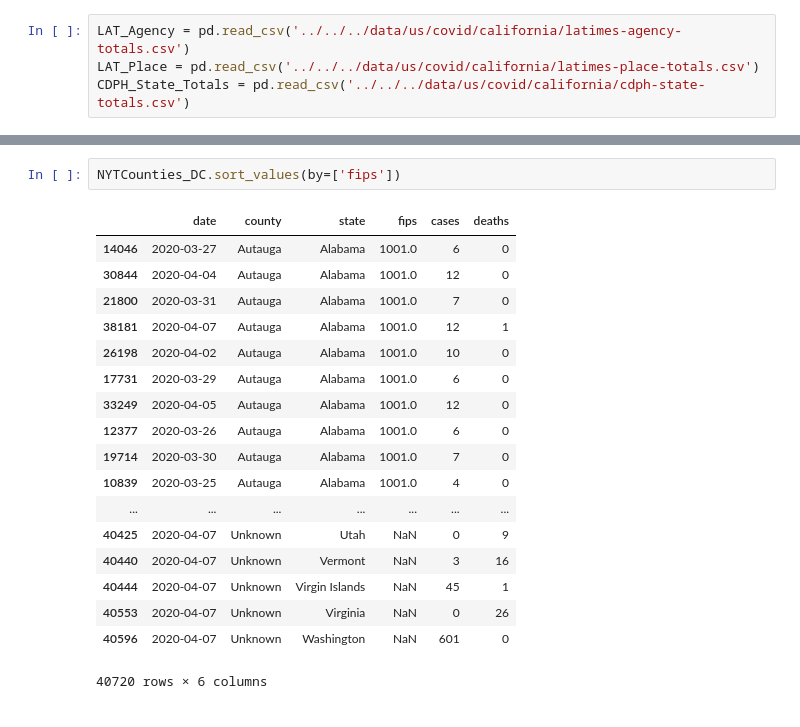
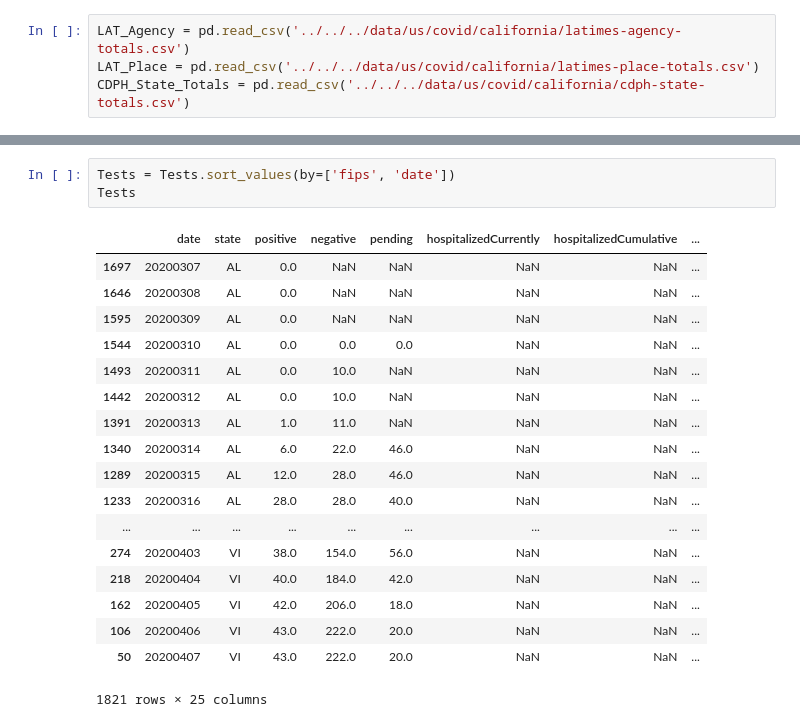
Before and after one commit to Zarand3r/corona_light, a Jupyter notebook: models/processing/USA/Covid_Cases_Deaths_USA.ipynb, the cells around one changed output, grey strips where cells are left out. Cells and saved outputs as stored; diff of their text form.

```diff
--- a/models/processing/USA/Covid_Cases_Deaths_USA.ipynb
+++ b/models/processing/USA/Covid_Cases_Deaths_USA.ipynb
@@ -18,21 +104,22 @@ Key = pd.read_csv('../../../data/us/processing_data/fips_key.csv', encoding='lat
 # %%
-NYTCounties_DC.sort_values(by=['fips'])
+Tests = Tests.sort_values(by=['fips', 'date'])
+Tests
 # %% [output]
-|  | date | county | state | fips | cases | deaths |
-| 14046 | 2020-03-27 | Autauga | Alabama | 1001.0 | 6 | 0 |
-| 30844 | 2020-04-04 | Autauga | Alabama | 1001.0 | 12 | 0 |
-| 21800 | 2020-03-31 | Autauga | Alabama | 1001.0 | 7 | 0 |
-| 38181 | 2020-04-07 | Autauga | Alabama | 1001.0 | 12 | 1 |
-| 26198 | 2020-04-02 | Autauga | Alabama | 1001.0 | 10 | 0 |
-| 17731 | 2020-03-29 | Autauga | Alabama | 1001.0 | 6 | 0 |
-| 33249 | 2020-04-05 | Autauga | Alabama | 1001.0 | 12 | 0 |
-| 12377 | 2020-03-26 | Autauga | Alabama | 1001.0 | 6 | 0 |
-| 19714 | 2020-03-30 | Autauga | Alabama | 1001.0 | 7 | 0 |
-| 10839 | 2020-03-25 | Autauga | Alabama | 1001.0 | 4 | 0 |
-| ... | ... | ... | ... | ... | ... | ... |
-| 40425 | 2020-04-07 | Unknown | Utah | NaN | 0 | 9 |
-| 40440 | 2020-04-07 | Unknown | Vermont | NaN | 3 | 16 |
-| 40444 | 2020-04-07 | Unknown | Virgin Islands | NaN | 45 | 1 |
-| 40553 | 2020-04-07 | Unknown | Virginia | NaN | 0 | 26 |
-| 40596 | 2020-04-07 | Unknown | Washington | NaN | 601 | 0 |
+|  | date | state | positive | negative | pending | hospitalizedCurrently | hospitalizedCumulative | ... |
+| 1697 | 20200307 | AL | 0.0 | NaN | NaN | NaN | NaN | ... |
+| 1646 | 20200308 | AL | 0.0 | NaN | NaN | NaN | NaN | ... |
+| 1595 | 20200309 | AL | 0.0 | NaN | NaN | NaN | NaN | ... |
+| 1544 | 20200310 | AL | 0.0 | 0.0 | 0.0 | NaN | NaN | ... |
+| 1493 | 20200311 | AL | 0.0 | 10.0 | NaN | NaN | NaN | ... |
+| 1442 | 20200312 | AL | 0.0 | 10.0 | NaN | NaN | NaN | ... |
+| 1391 | 20200313 | AL | 1.0 | 11.0 | NaN | NaN | NaN | ... |
+| 1340 | 20200314 | AL | 6.0 | 22.0 | 46.0 | NaN | NaN | ... |
+| 1289 | 20200315 | AL | 12.0 | 28.0 | 46.0 | NaN | NaN | ... |
+| 1233 | 20200316 | AL | 28.0 | 28.0 | 40.0 | NaN | NaN | ... |
+| ... | ... | ... | ... | ... | ... | ... | ... | ... |
+| 274 | 20200403 | VI | 38.0 | 154.0 | 56.0 | NaN | NaN | ... |
+| 218 | 20200404 | VI | 40.0 | 184.0 | 42.0 | NaN | NaN | ... |
+| 162 | 20200405 | VI | 42.0 | 206.0 | 18.0 | NaN | NaN | ... |
+| 106 | 20200406 | VI | 43.0 | 222.0 | 20.0 | NaN | NaN | ... |
+| 50 | 20200407 | VI | 43.0 | 222.0 | 20.0 | NaN | NaN | ... |
-40720 rows × 6 columns
+1821 rows × 25 columns
```
Also changed, not shown: parts of 13 cells of this notebook, 8 other files.
